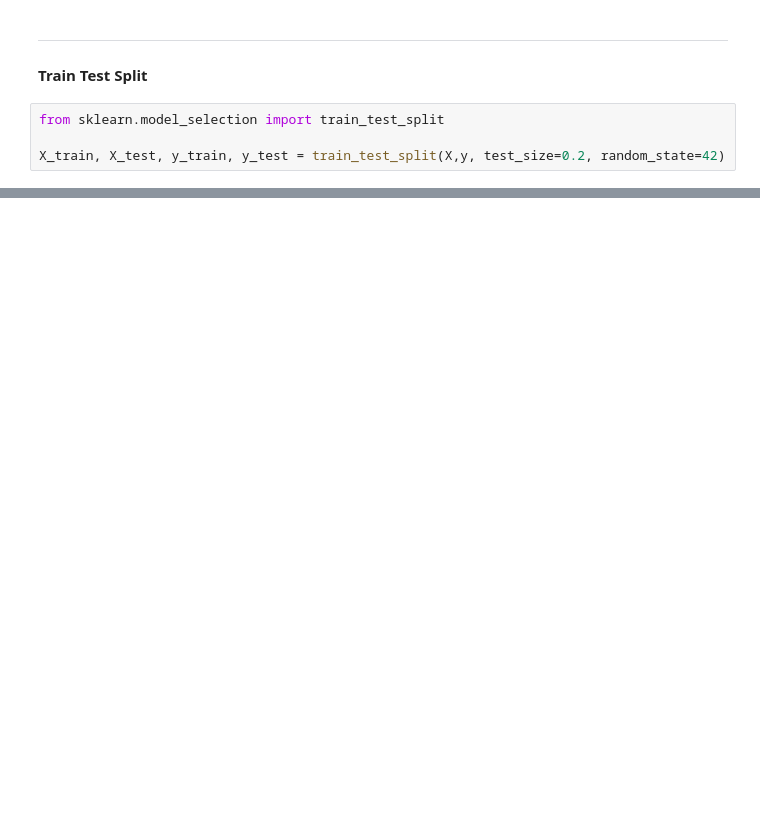
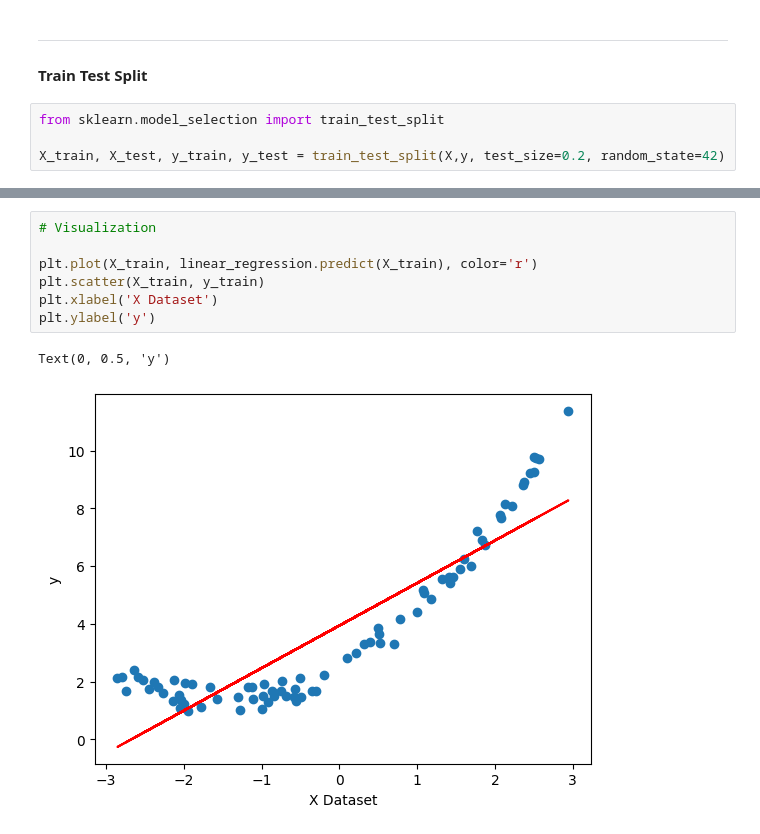
Before and after one commit to ShivamDevHere/machine-learning, a Jupyter notebook: 02-Polynomial Regression/01-main.ipynb, the cells around one changed output, grey strips where cells are left out. Cells and saved outputs as stored; diff of their text form; blank space fills up the shorter version.

Commit message:
Plot: Linear Regression

```diff
--- a/02-Polynomial Regression/01-main.ipynb
+++ b/02-Polynomial Regression/01-main.ipynb
@@ -47,0 +49,10 @@ score
+# %%
+# Visualization
+
+plt.plot(X_train, linear_regression.predict(X_train), color='r')
+plt.scatter(X_train, y_train)
+plt.xlabel('X Dataset')
+plt.ylabel('y')
+# %% [output]
+Text(0, 0.5, 'y')
+[figure, added]
```
Also changed, not shown: parts of 3 cells of this notebook.
